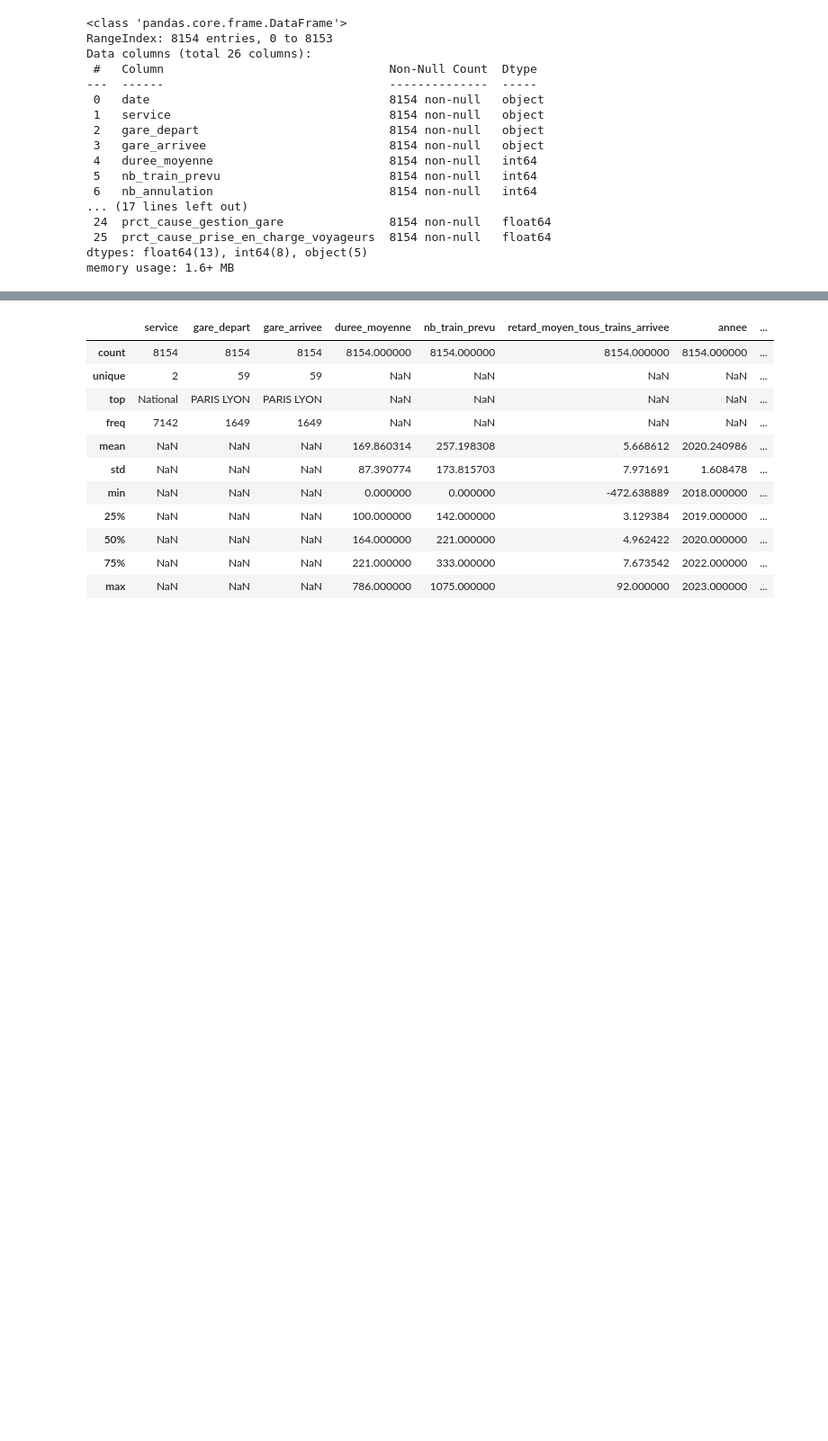
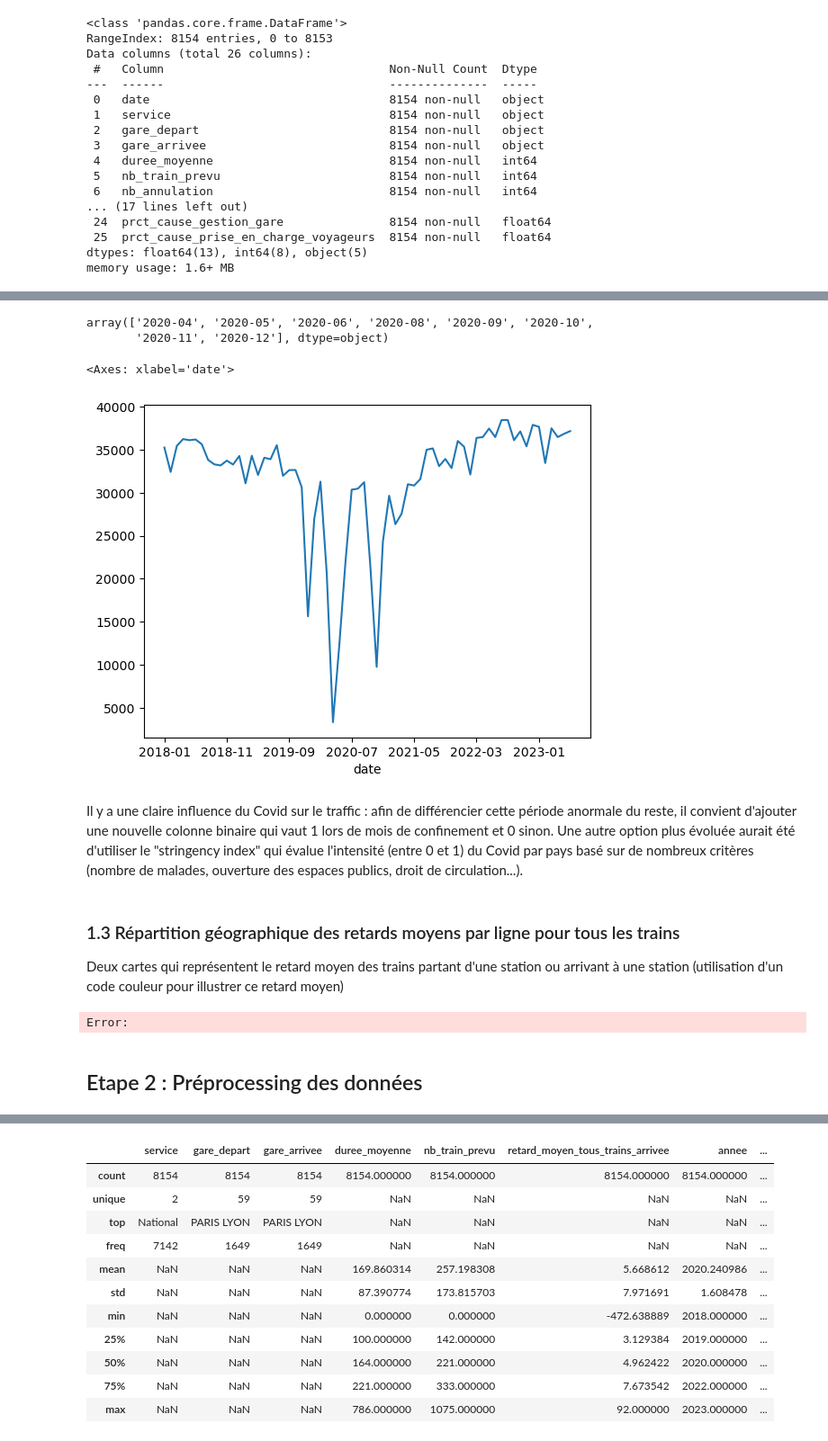
Before and after one commit to AxelV-hub/machine-learning-sncf-delay-estimation, a Jupyter notebook: notebooks/adrien.ipynb, the cells around one changed output, grey strips where cells are left out. Shown at 90% size. Saved outputs shown, nothing was run; the diff lists cells and outputs as text; code cells hidden in the pictures; blank space fills up the shorter version.

```diff
--- a/notebooks/adrien.ipynb
+++ b/notebooks/adrien.ipynb
@@ -96,0 +71,42 @@ df_base.describe()
+# %%
+df_base.loc[((df_base.nb_train_prevu == 0))].date.unique()
+# %% [output]
+array(['2020-04', '2020-05', '2020-06', '2020-08', '2020-09', '2020-10',
+       '2020-11', '2020-12'], dtype=object)
+# %%
+df_base.groupby("date")["nb_train_prevu"].sum().plot()
+# %% [output]
+<Axes: xlabel='date'>
+[figure, added]
+# %% [markdown]
+Il y a une claire influence du Covid sur le traffic : afin de différencier cette période anormale du reste, il convient d'ajouter une nouvelle colonne binaire qui vaut 1 lors de mois de confinement et 0 sinon. Une autre option plus évoluée aurait été d'utiliser le "stringency index" qui évalue l'intensité (entre 0 et 1) du Covid par pays basé sur de nombreux critères (nombre de malades, ouverture des espaces publics, droit de circulation...).
+# %% [markdown]
+### 1.3 Répartition géographique des retards moyens par ligne pour tous les trains
+Deux cartes qui représentent le retard moyen des trains partant d'une station ou arrivant à une station (utilisation d'un code couleur pour illustrer ce retard moyen)
+# %%
+# Add geo features
+# https://medium.com/@amorrison_58444/geocoding-with-the-openstreetmap-api-and-geopy-325633980a15
+from geopy.geocoders import Nominatim
+geolocator = Nominatim(user_agent="adrico")
+
+def get_coordinates(station_names):
+    station_coords = {}
+    for station_name in station_names:
+        # city_name = station_name.split(" ")[0]
+        if station_name in station_coords.keys():
+            break
+        location_variable = geolocator.geocode(f"{station_name}, France", limit=1, exactly_one=False) # problème avec le pays...
+        # print(location_variable)
+        for info in location_variable:
+            lat = info.raw["lat"]
+            lon = info.raw["lon"]
+            station_coords[station_name] = (lat, lon)
+    return station_coords
+
+station_names = sorted(list(set(list(df_base.gare_depart.unique()) + list(df_base.gare_arrivee.unique()))))
+station_coords = get_coordinates(station_names)
+
+for station_type in ["depart", "arrivee"]:
+    df_base[f"geo_infos_{station_type}"] = df_base[f"gare_{station_type}"].apply(lambda x:station_coords[x])
+# %% [output]
+Error:
@@ -96,0 +139,2 @@ df_base.describe()
+# %% [markdown]
+## Etape 2 : Préprocessing des données
```
Also changed, not shown: parts of 59 cells of this notebook.
